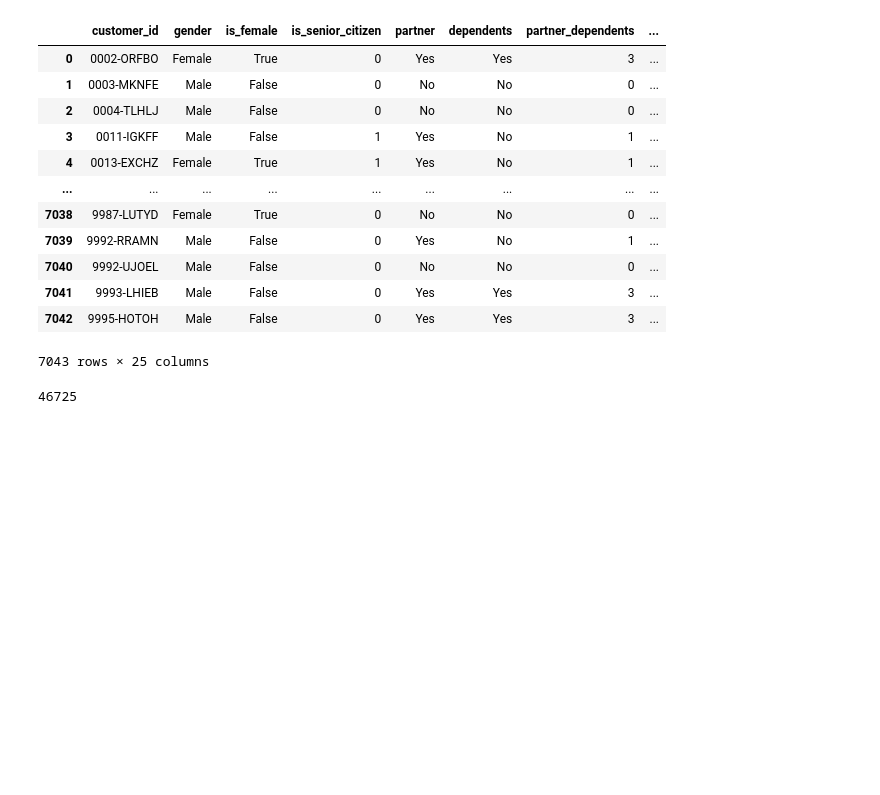
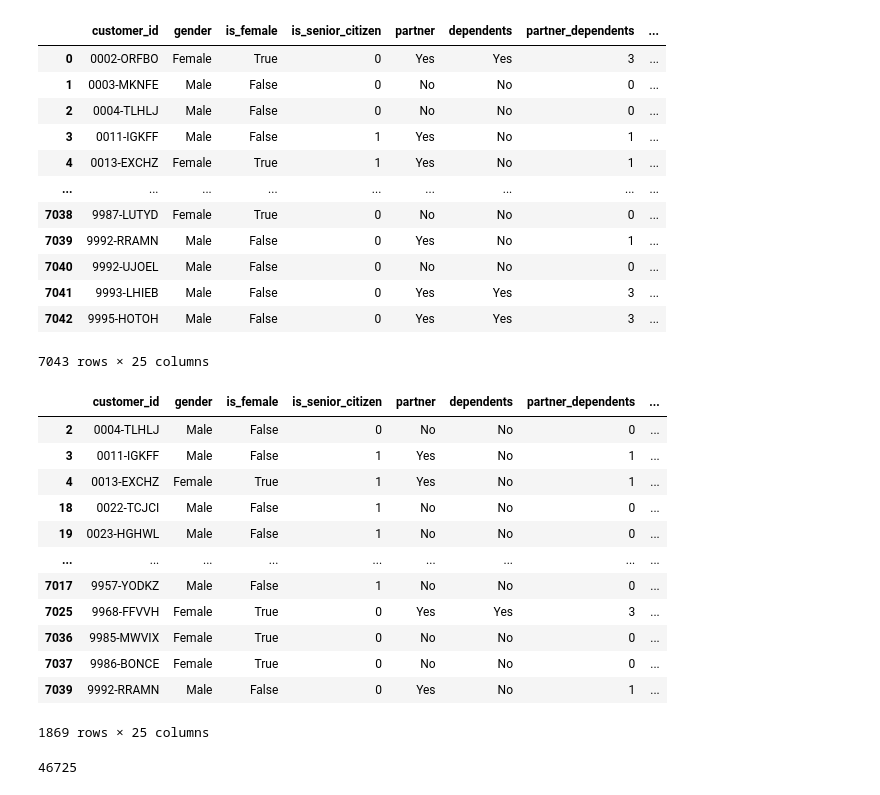
Before and after one commit to Joshua-C-Bryant/numpy-pandas-visualization-exercises, a Jupyter notebook: tel_co_project.ipynb, the cells around one changed output. Saved outputs shown, nothing was run; the diff lists cells and outputs as text; code cells hidden in the pictures; blank space fills up the shorter version.

```diff
--- a/tel_co_project.ipynb
+++ b/tel_co_project.ipynb
@@ -21,6 +21,22 @@ df
 7043 rows × 25 columns
 # %%
 churned = df[df['churn']=='Yes']
+# %%
+churned
+# %% [output]
+|  | customer_id | gender | is_female | is_senior_citizen | partner | dependents | partner_dependents | ... |
+| 2 | 0004-TLHLJ | Male | False | 0 | No | No | 0 | ... |
+| 3 | 0011-IGKFF | Male | False | 1 | Yes | No | 1 | ... |
+| 4 | 0013-EXCHZ | Female | True | 1 | Yes | No | 1 | ... |
+| 18 | 0022-TCJCI | Male | False | 1 | No | No | 0 | ... |
+| 19 | 0023-HGHWL | Male | False | 1 | No | No | 0 | ... |
+| ... | ... | ... | ... | ... | ... | ... | ... | ... |
+| 7017 | 9957-YODKZ | Male | False | 1 | No | No | 0 | ... |
+| 7025 | 9968-FFVVH | Female | True | 0 | Yes | Yes | 3 | ... |
+| 7036 | 9985-MWVIX | Female | True | 0 | No | No | 0 | ... |
+| 7037 | 9986-BONCE | Female | True | 0 | No | No | 0 | ... |
+| 7039 | 9992-RRAMN | Male | False | 0 | Yes | No | 1 | ... |
+1869 rows × 25 columns
 # %%
 churned.size
 # %% [output]
```
Also changed, not shown: parts of 5 cells of this notebook.
